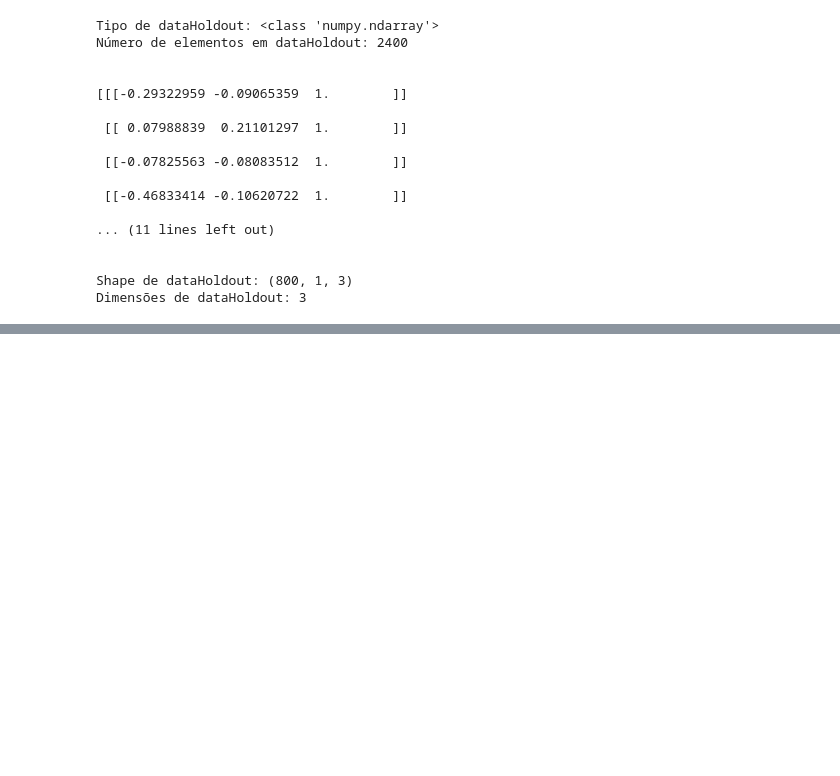
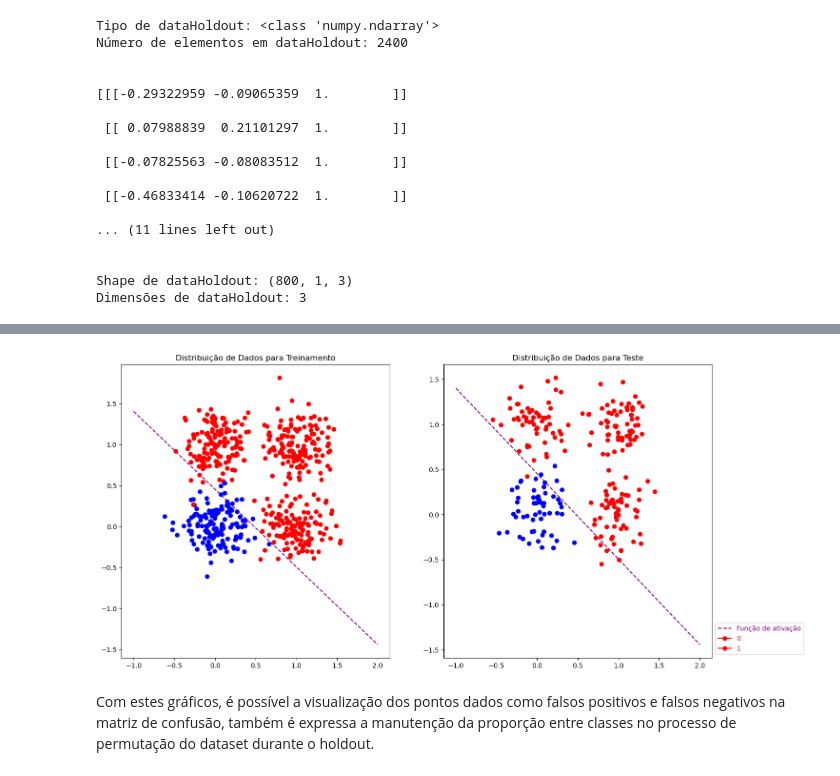
Before and after one commit to yoRitayo/RNA_PP2, a Jupyter notebook: atividade.ipynb, the cells around one changed output, grey strips where cells are left out. Saved outputs shown, nothing was run; the diff lists cells and outputs as text; code cells hidden in the pictures; blank space fills up the shorter version.

```diff
--- a/atividade.ipynb
+++ b/atividade.ipynb
@@ -459,0 +555,30 @@ holdout_line_grafico(dataHoldout,neuronio_perceptron_holdout.weights,"Distruibui
+# %%
+x = np.arange(-1, 3, 1)
+
+w0, w1, w2 = neuronio_perceptron_holdout.weights
+w0, w1, w2 = w0[0], w1[0], w2[0]
+
+reta = (w0/w2) - (w1/w2) * x
+
+fig, ax = plt.subplots(1, 2, figsize=(16, 8))
+ax[0].plot(x, reta, color='purple', linestyle='--', markersize=0.5)
+ax[1].plot(x, reta, color='purple', linestyle='--', markersize=0.5)
+
+cor = {0 : "red", 1 : "blue"}
+
+for i in range(x_training.shape[0]):
+    ax[0].plot(x_training[i][0][0], x_training[i][0][1], marker='o', c = cor[y_training[i]])
+ax[0].set_title("Distribuição de Dados para Treinamento")
+
+for i in range(x_test.shape[0]):
+    ax[1].plot(x_test[i][0][0], x_test[i][0][1], marker='o', c = cor[y_test[i]])
+ax[1].set_title("Distribuição de Dados para Teste")
+
+ax[1].legend(("Função de ativação", "0", "1"), loc='lower left', bbox_to_anchor=(1, 0), labelcolor="linecolor")
+
+
+plt.show()
+# %% [output]
+[figure, added]
+# %% [markdown]
+Com estes gráficos, é possível a visualização dos pontos dados como falsos positivos e falsos negativos na matriz de confusão, também é expressa a manutenção da proporção entre classes no processo de permutação do dataset durante o holdout.
```
Also changed, not shown: parts of 15 cells of this notebook, 1 other file.
